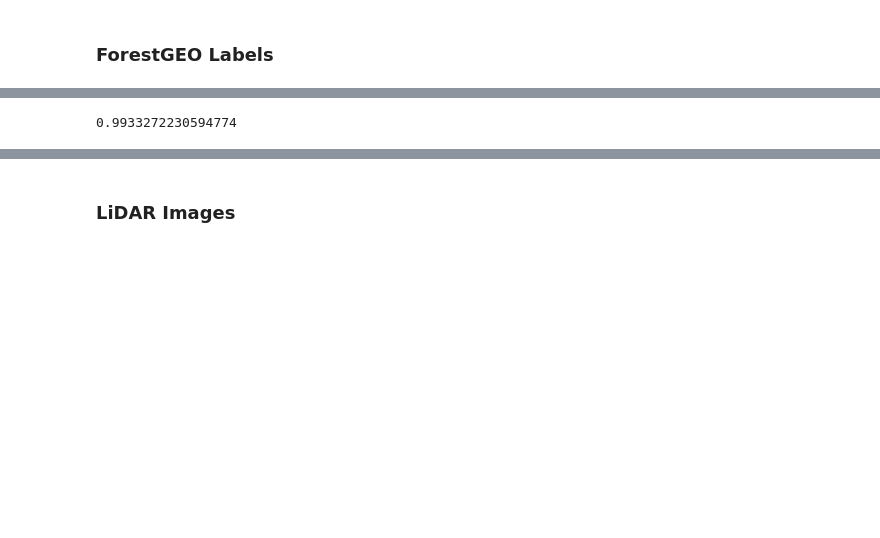
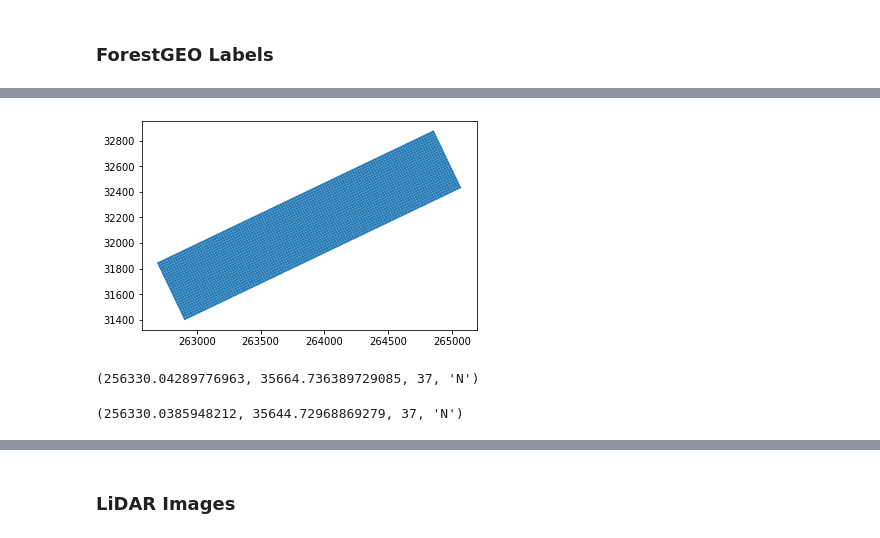
Before and after one commit to nicole-hjlin/mpala-tree-mapping, a Jupyter notebook: geomap.ipynb, the cells around one changed output, grey strips where cells are left out. Drawn from its saved outputs; the diff is of its cells as text; code cells hidden in the pictures; blank space fills up the shorter version.

Commit message:
second try with Tyler's approximation

```diff
--- a/geomap.ipynb
+++ b/geomap.ipynb
@@ -70,0 +86,8 @@ forestgeo.head()
+# %%
+# 2022-11-02: adding Tyler's approximation of the northwest corner post
+forestgeo_grid = geopandas.read_file(os.path.join(project_path, 'ForestGEO_Grid', 'ForestGEO_Grid.shp'))
+nw_corner_latlong = utm.to_latlon(min(forestgeo_grid['left']), max(forestgeo_grid['top']), 37, 'N')
+print(min(forestgeo_grid['left']))
+print(max(forestgeo_grid['top']))
+print(nw_corner_latlong)
+forestgeo_grid.head()
@@ -71,3 +104,8 @@ forestgeo.head()
+# %%
+forestgeo_grid.plot()
+plt.show()
+# %% [output]
+[figure, added]
 # %%
 # convert location data PX and PY to lat and long for data matching
 ## cite: https://stackoverflow.com/questions/7477003/calculating-new-longitude-latitude-from-old-n-meters
@@ -99,16 +134,18 @@ def forestgeo_to_latlong(org_lat, org_long, x_meter, y_meter):
   return new_lat, new_long
-# %%
-# quick test
-import geopy.distance
-
-# base lat long of the mpala plot
-# listed on https://forestgeo.si.edu/sites/africa/mpala
-base_lat = 0.291800000000
-base_long = 36.880900000000
-
-geopy.distance.geodesic((base_lat, base_long), forestgeo_to_latlong(org_lat = base_lat, org_long = base_long, x_meter = 1000, y_meter = 0)).km
-# %% [output]
-0.9933272230594774
+# %%
+# test local function for calculating new geo point
+## the output should approximate the northwest point of the 102 quadrat
+new_latlong = forestgeo_to_latlong(nw_corner_latlong, south_dis_meters = 20, east_dis_meters = 0)
+utm.from_latlon(new_latlong[0], new_latlong[1])
+# %% [output]
+(256330.04289776963, 35664.736389729085, 37, 'N')
+# %%
+# test local function for calculating new geo point
+## the output should approximate the northwest point of the 103 quadrat
+new_latlong = forestgeo_to_latlong(nw_corner_latlong, south_dis_meters = 40, east_dis_meters = 0)
+utm.from_latlon(new_latlong[0], new_latlong[1])
+# %% [output]
+(256330.0385948212, 35644.72968869279, 37, 'N')
 # %%
 # convert location data px and py to lat and long
 new_lat_lst = []
```
Also changed, not shown: parts of 16 cells of this notebook.
